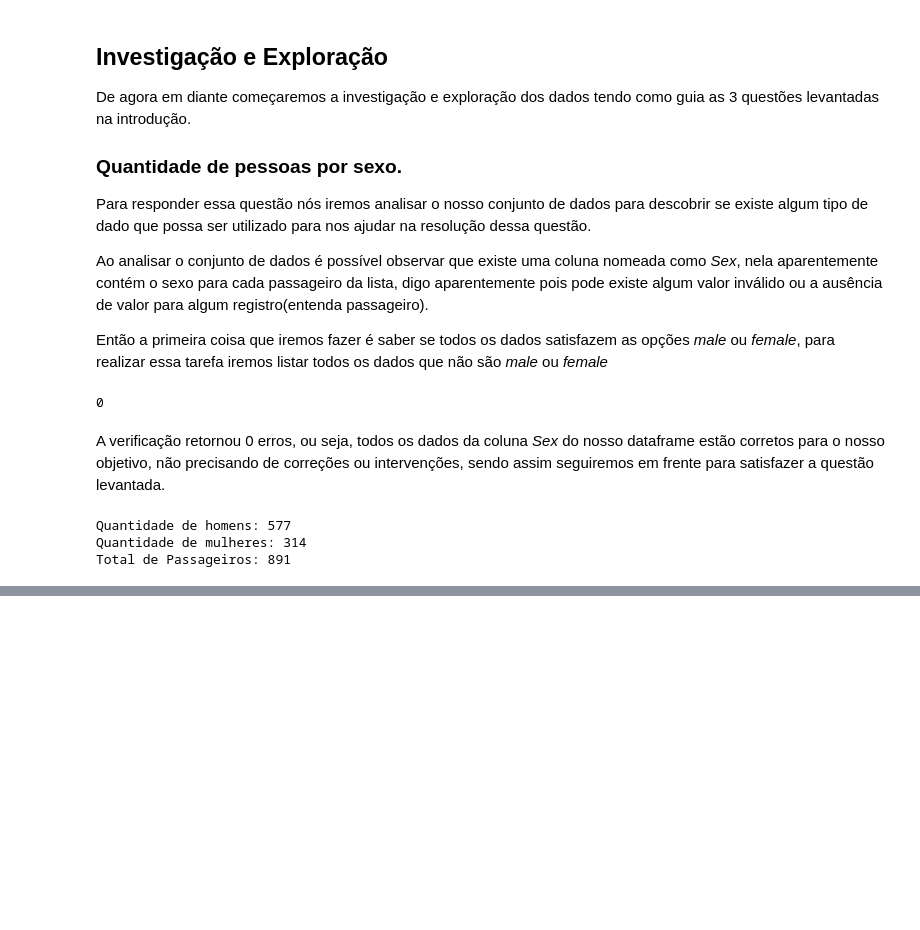
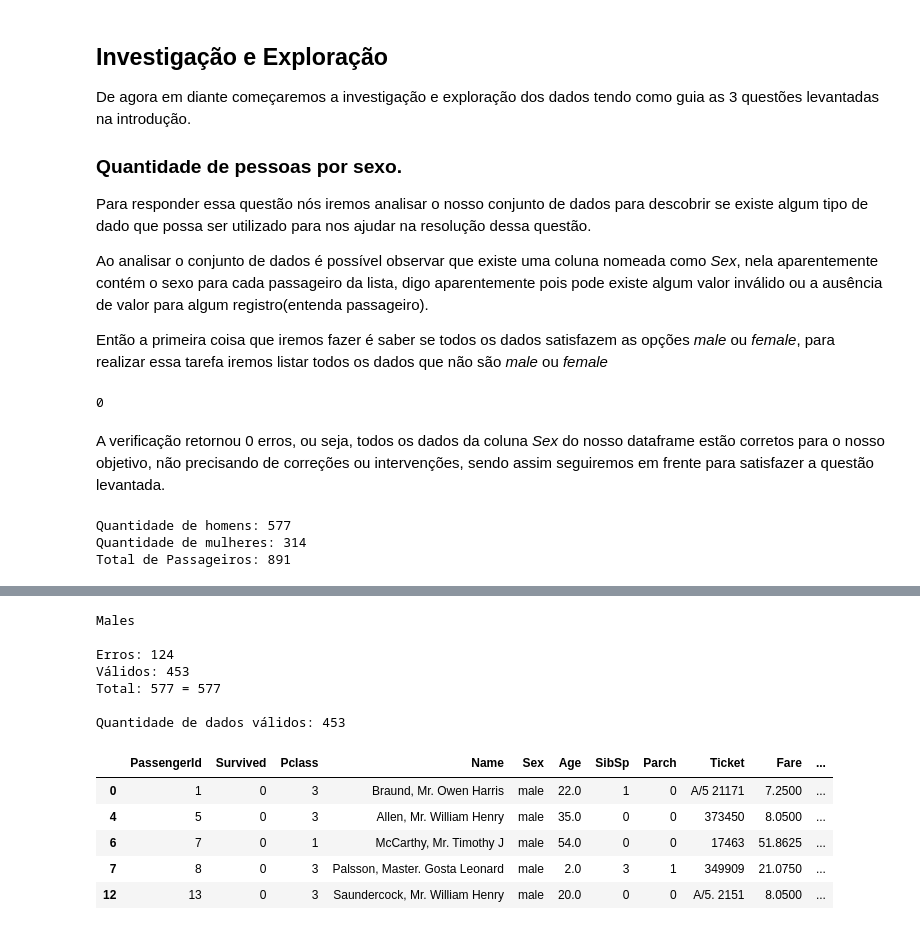
Before and after one commit to Manyizi101/udacity-data-analyst-nanodegree-1, a Jupyter notebook: project2/udacity-project2-titanic-data.ipynb, the cells around one changed output, grey strips where cells are left out. Drawn from its saved outputs; the diff is of its cells as text; code cells hidden in the pictures; blank space fills up the shorter version.

```diff
--- a/project2/udacity-project2-titanic-data.ipynb
+++ b/project2/udacity-project2-titanic-data.ipynb
@@ -89,0 +159,27 @@ Total de Passageiros: 891
+# %%
+print ""
+print "Males"
+males_notnull = males[pandas.notnull(males['Age'])]
+males_normalized = males_notnull[males_notnull['Age'].apply(numpy.isreal)]
+print ""
+#Check if all data about males is present
+print "Erros: "+str(len(males_errors))
+print "Válidos: "+str(len(males_normalized))
+print "Total: "+str(len(males_errors) + len(males_normalized))+" = "+str(len(males))
+print ""
+print "Quantidade de dados válidos: "+str(len(males_normalized))
+males_normalized.head()
+# %% [output]
+Males
+
+Erros: 124
+Válidos: 453
+Total: 577 = 577
+
+Quantidade de dados válidos: 453
+|  | PassengerId | Survived | Pclass | Name | Sex | Age | SibSp | Parch | Ticket | Fare | ... |
+| 0 | 1 | 0 | 3 | Braund, Mr. Owen Harris | male | 22.0 | 1 | 0 | A/5 21171 | 7.2500 | ... |
+| 4 | 5 | 0 | 3 | Allen, Mr. William Henry | male | 35.0 | 0 | 0 | 373450 | 8.0500 | ... |
+| 6 | 7 | 0 | 1 | McCarthy, Mr. Timothy J | male | 54.0 | 0 | 0 | 17463 | 51.8625 | ... |
+| 7 | 8 | 0 | 3 | Palsson, Master. Gosta Leonard | male | 2.0 | 3 | 1 | 349909 | 21.0750 | ... |
+| 12 | 13 | 0 | 3 | Saundercock, Mr. William Henry | male | 20.0 | 0 | 0 | A/5. 2151 | 8.0500 | ... |
```
Also changed, not shown: parts of 21 cells of this notebook.
